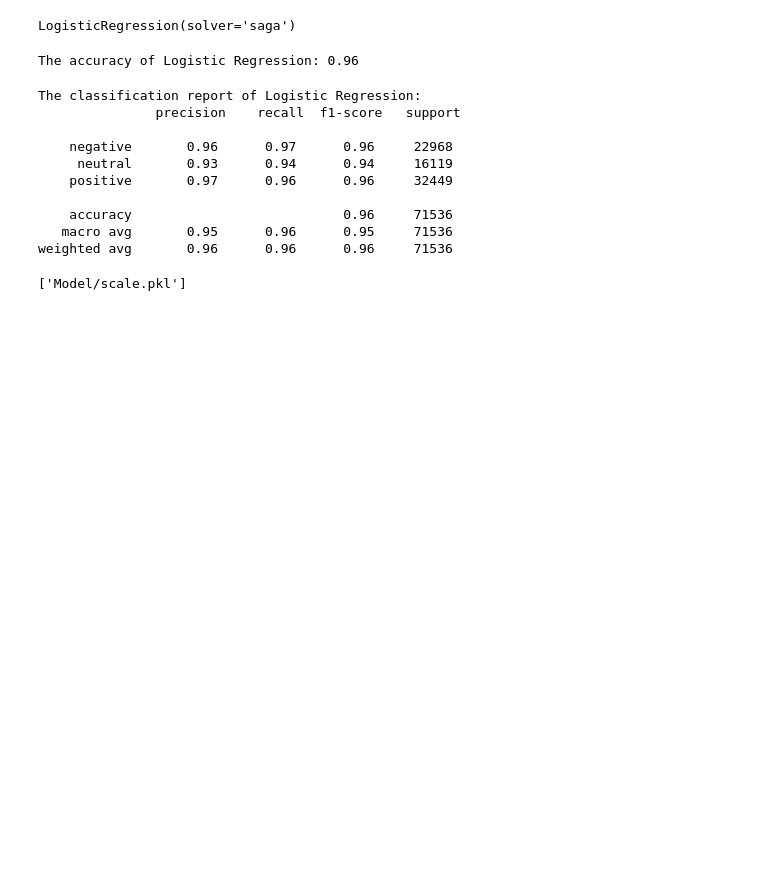
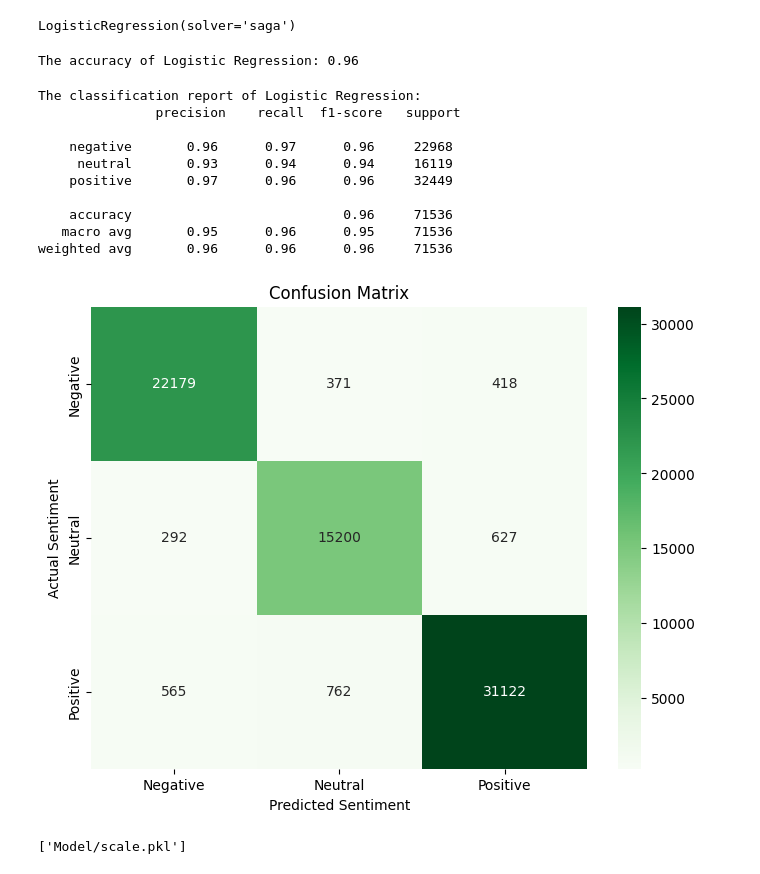
Before and after one commit to Suray-27/Feedback, a Jupyter notebook: m1.ipynb, the cells around one changed output. Saved outputs shown, nothing was run; the diff lists cells and outputs as text; code cells hidden in the pictures; blank space fills up the shorter version.

```diff
--- a/m1.ipynb
+++ b/m1.ipynb
@@ -10,3 +12,3 @@ from sklearn.metrics import accuracy_score, classification_report
 import joblib
 # %%
-ola = pd.read_csv('Data/Ola Customer Reviews.csv',usecols = ['review_description','rating'], dtype = {'rating':'category'})
+ola = pd.read_csv('../Feedback/Data/Ola Customer Reviews.csv',usecols = ['review_description','rating'], dtype = {'rating':'category'},encoding = 'utf-8')
@@ -56,6 +70,19 @@ The classification report of Logistic Regression:
     accuracy                           0.96     71536
    macro avg       0.95      0.96      0.95     71536
 weighted avg       0.96      0.96      0.96     71536
+# %%
+# Confusion Matrix Heatmap
+cm = confusion_matrix(y_test, pred)
+
+# Plot the confusion matrix as a heatmap
+plt.figure(figsize=(8, 6))
+sns.heatmap(cm, annot=True, fmt="d", cmap='Greens', xticklabels=['Negative', 'Neutral', 'Positive'], yticklabels=['Negative', 'Neutral', 'Positive'])
+plt.title('Confusion Matrix')
+plt.xlabel('Predicted Sentiment')
+plt.ylabel('Actual Sentiment')
+plt.show()
+# %% [output]
+[figure, added]
 # %%
 joblib.dump(model,'Model/logistic_model.pkl')
 joblib.dump(tfidf,'Model/tfidf.pkl')
```
Also changed, not shown: parts of 2 cells of this notebook.
